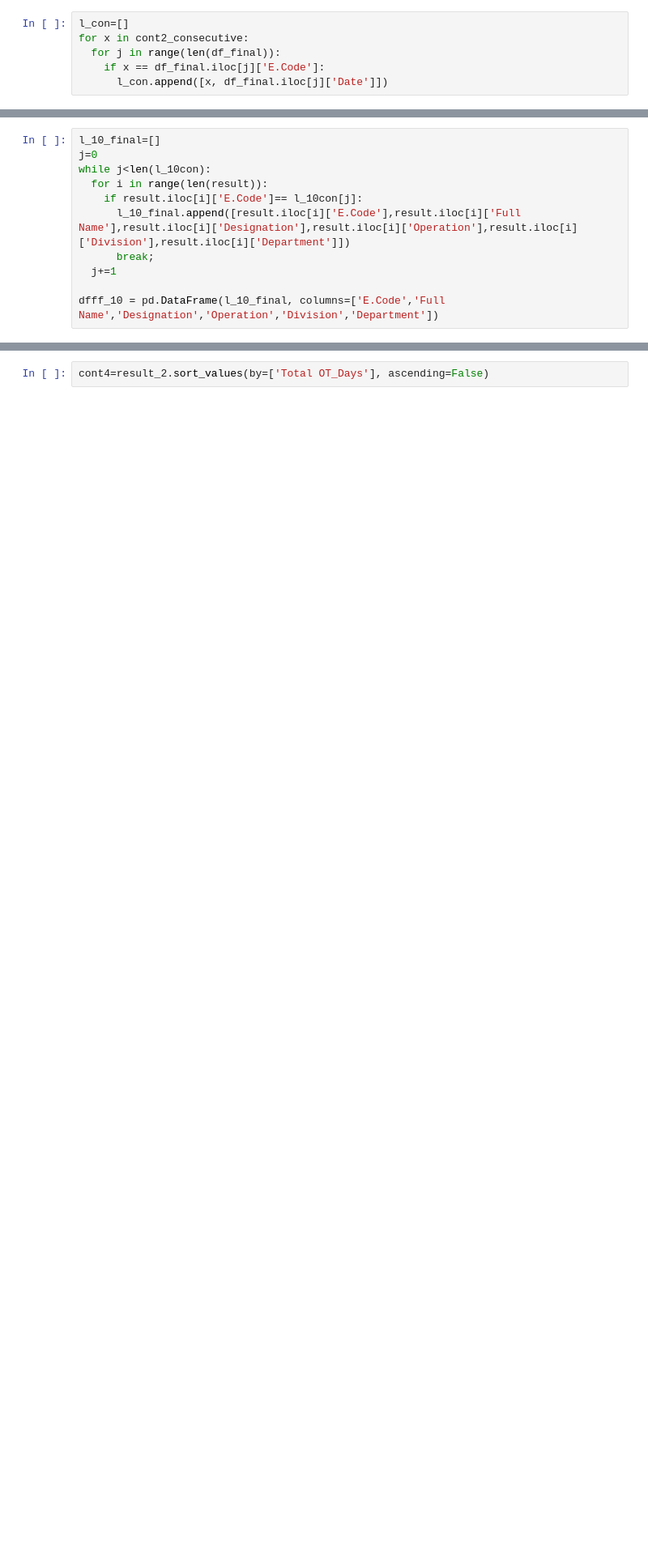
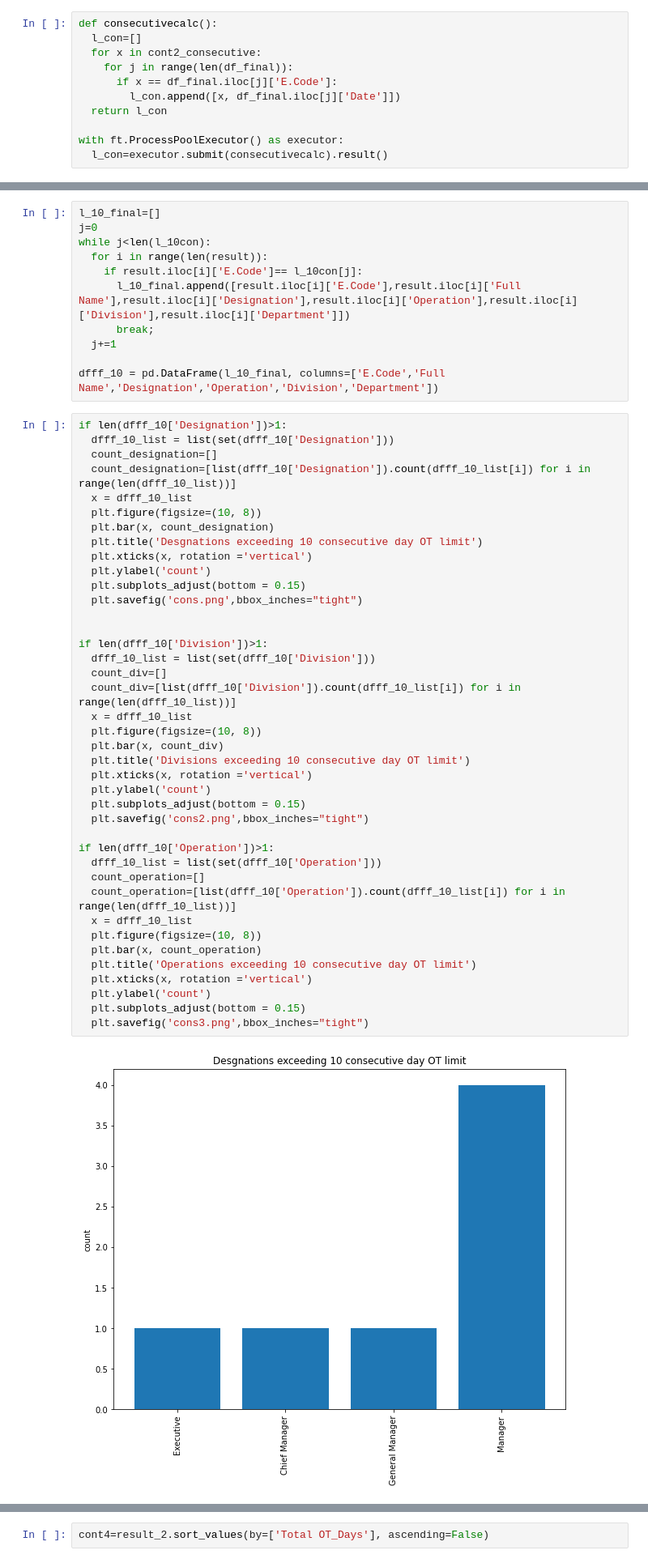
Before and after one commit to kartikeyahl/MS_analysis, a Jupyter notebook: PunchTimeAnalysisLatest4.ipynb, the cells around one changed output, grey strips where cells are left out. Shown: that part at 81% size. Saved outputs shown, nothing was run; the diff lists cells and outputs as text; blank space fills up the shorter version.

```diff
--- a/PunchTimeAnalysisLatest4.ipynb
+++ b/PunchTimeAnalysisLatest4.ipynb
@@ -987,11 +1074,16 @@ while cont2.iloc[i]['Total OT_Days']>=10:
   cont2_consecutive.append(cont2.iloc[i]['E.Code'])
   i+=1
 # %%
-l_con=[]
-for x in cont2_consecutive:
-  for j in range(len(df_final)):
-    if x == df_final.iloc[j]['E.Code']:
-      l_con.append([x, df_final.iloc[j]['Date']])
+def consecutivecalc():
+  l_con=[]
+  for x in cont2_consecutive:
+    for j in range(len(df_final)):
+      if x == df_final.iloc[j]['E.Code']:
+        l_con.append([x, df_final.iloc[j]['Date']])
+  return l_con
+
+with ft.ProcessPoolExecutor() as executor:
+  l_con=executor.submit(consecutivecalc).result()
 # %%
 l_10con=[]
 for j in cont2_consecutive:
@@ -1018,3 +1110,45 @@ while j<len(l_10con):
   j+=1
 
 dfff_10 = pd.DataFrame(l_10_final, columns=['E.Code','Full Name','Designation','Operation','Division','Department'])
+# %%
+if len(dfff_10['Designation'])>1:
+  dfff_10_list = list(set(dfff_10['Designation']))
+  count_designation=[]
+  count_designation=[list(dfff_10['Designation']).count(dfff_10_list[i]) for i in range(len(dfff_10_list))]
+  x = dfff_10_list
+  plt.figure(figsize=(10, 8))
+  plt.bar(x, count_designation)
+  plt.title('Desgnations exceeding 10 consecutive day OT limit')
+  plt.xticks(x, rotation ='vertical')
+  plt.ylabel('count')
+  plt.subplots_adjust(bottom = 0.15)
+  plt.savefig('cons.png',bbox_inches="tight")
+
+
+if len(dfff_10['Division'])>1:
+  dfff_10_list = list(set(dfff_10['Division']))
+  count_div=[]
+  count_div=[list(dfff_10['Division']).count(dfff_10_list[i]) for i in range(len(dfff_10_list))]
+  x = dfff_10_list
+  plt.figure(figsize=(10, 8))
+  plt.bar(x, count_div)
+  plt.title('Divisions exceeding 10 consecutive day OT limit')
+  plt.xticks(x, rotation ='vertical')
+  plt.ylabel('count')
+  plt.subplots_adjust(bottom = 0.15)
+  plt.savefig('cons2.png',bbox_inches="tight")
+
+if len(dfff_10['Operation'])>1:
+  dfff_10_list = list(set(dfff_10['Operation']))
+  count_operation=[]
+  count_operation=[list(dfff_10['Operation']).count(dfff_10_list[i]) for i in range(len(dfff_10_list))]
+  x = dfff_10_list
+  plt.figure(figsize=(10, 8))
+  plt.bar(x, count_operation)
+  plt.title('Operations exceeding 10 consecutive day OT limit')
+  plt.xticks(x, rotation ='vertical')
+  plt.ylabel('count')
+  plt.subplots_adjust(bottom = 0.15)
+  plt.savefig('cons3.png',bbox_inches="tight")
+# %% [output]
+[figure, added]
```
Also changed, not shown: parts of 16 cells of this notebook.
